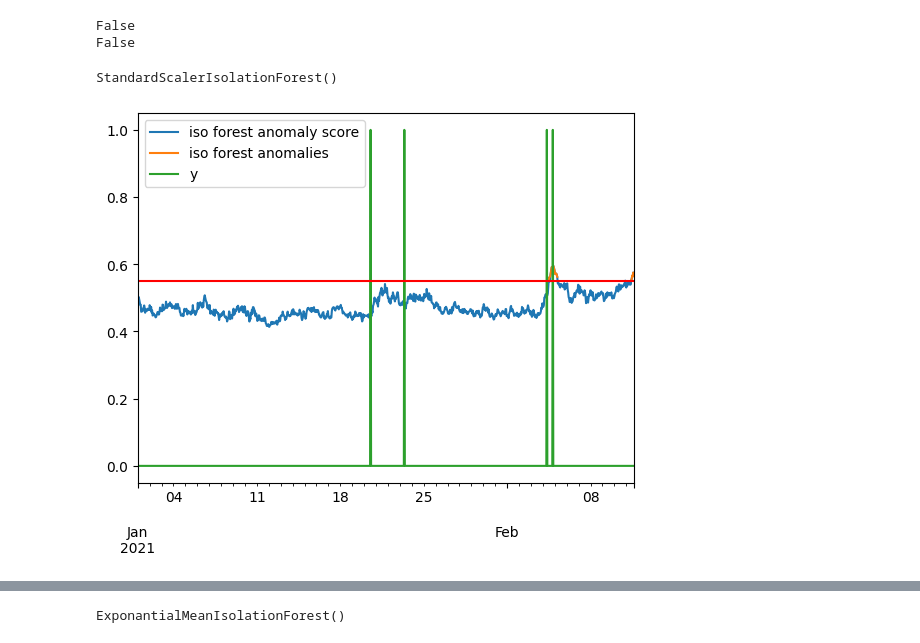
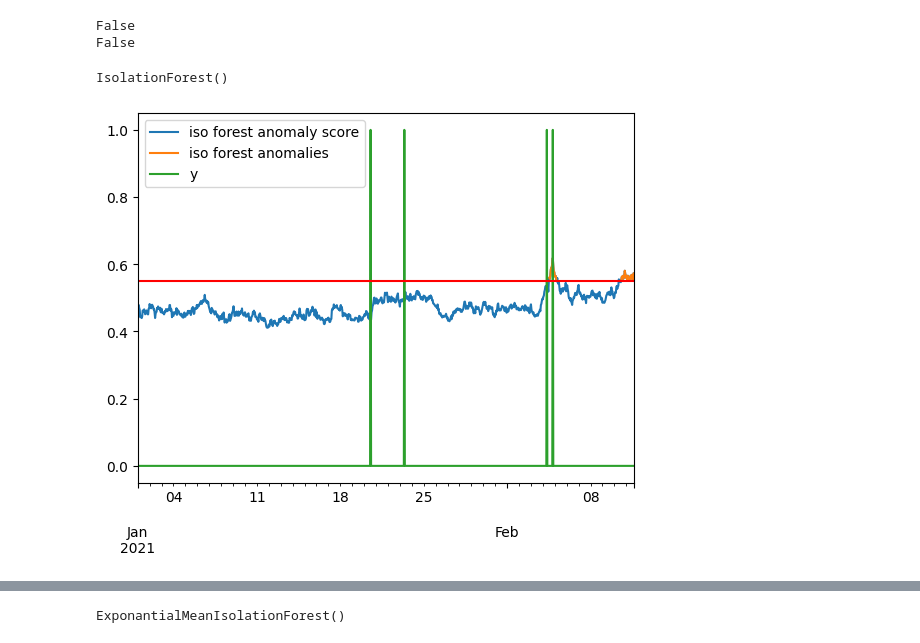
Before and after one commit to IRT-SystemX/tadkit-core, a Jupyter notebook: examples/highlights/unidim_ad_example.ipynb, the cells around one changed output, grey strips where cells are left out. Drawn from its saved outputs; the diff is of its cells as text; code cells hidden in the pictures.

```diff
--- a/examples/highlights/unidim_ad_example.ipynb
+++ b/examples/highlights/unidim_ad_example.ipynb
@@ -121,25 +121,20 @@ False
 False
 # %%
 import matplotlib.pyplot as plt
-
-from tadkit.utils.decomposable_tadlearner import decomposable_tadlearner_factory
-
-StandardForestLearner = decomposable_tadlearner_factory(StandardScaler, IsolationForestLearner, [], {})
-learner = StandardForestLearner()
-learner.random_state = -1
+learner = IsolationForestLearner()
 learner.fit(X)
 anom_score = -learner.score_samples(X)
 
 iso_score = pd.DataFrame(anom_score, index=X.index, columns=["iso forest anomaly score"])
 
 ceil = .55
 
 iso_anomalies = iso_score[iso_score > ceil]
 iso_anomalies.rename(columns={"iso forest anomaly score": "iso forest anomalies"}, inplace=True)
 
 pd.concat([iso_score, iso_anomalies, y], axis=1).plot()
 plt.axhline(y=ceil, color='r', linestyle='-')
 learner
 # %% [output]
-StandardScalerIsolationForest()
+IsolationForest()
-[figure, old version]
+[figure, new version]
```
Also changed, not shown: parts of 4 cells of this notebook, 10 other files.
